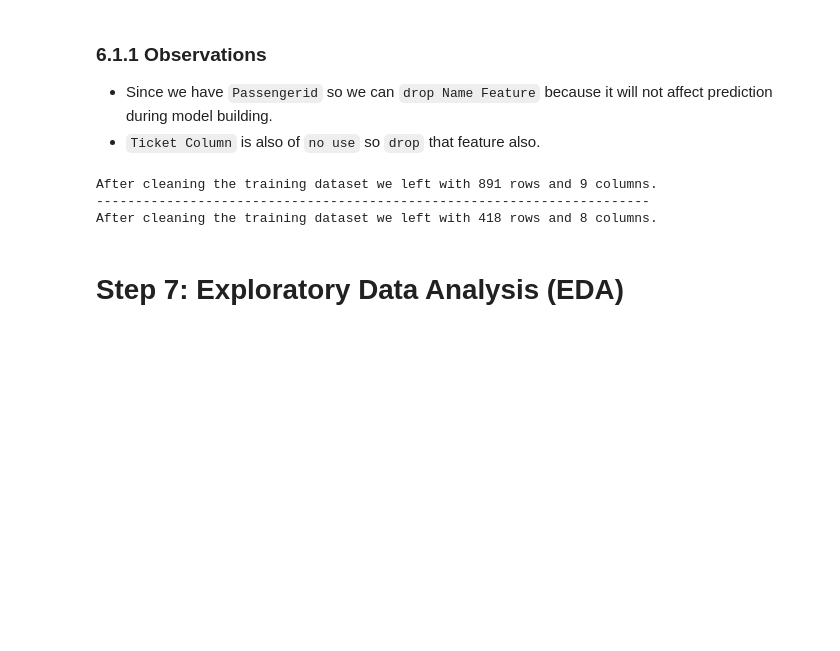
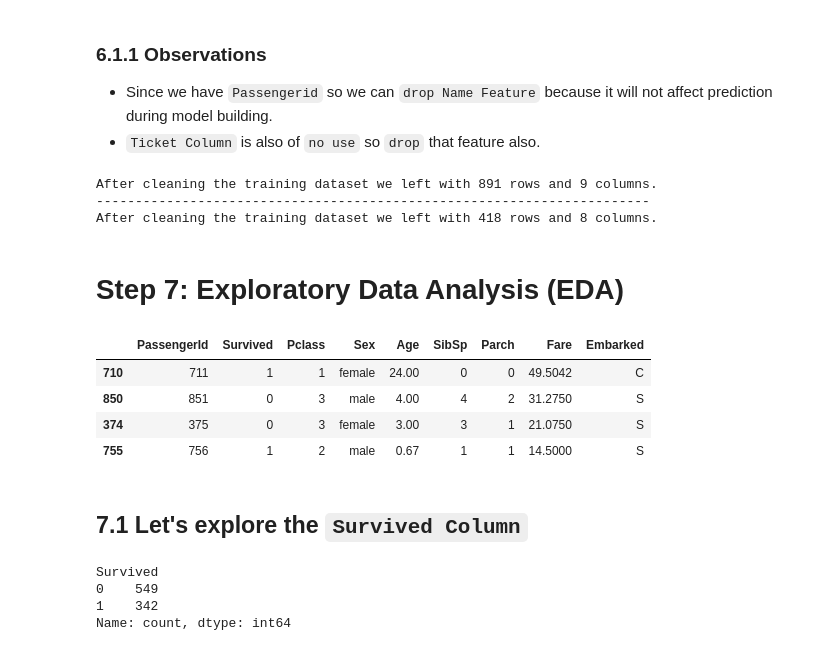
Before and after one commit to HaiderQadri/PYTHON-For-Data-Science_and_AI, a Jupyter notebook: 00_projects/04_titanic_eda_and_model_for_prediction/titanic_eda_and_model.ipynb, the cells around one changed output. Saved outputs shown, nothing was run; the diff lists cells and outputs as text; code cells hidden in the pictures; blank space fills up the shorter version.

```diff
--- a/00_projects/04_titanic_eda_and_model_for_prediction/titanic_eda_and_model.ipynb
+++ b/00_projects/04_titanic_eda_and_model_for_prediction/titanic_eda_and_model.ipynb
@@ -407,3 +407,21 @@ After cleaning the training dataset we left with 891 rows and 9 columns.
 After cleaning the training dataset we left with 418 rows and 8 columns.
 # %% [markdown]
 # Step 7: Exploratory Data Analysis (EDA)
+# %%
+df_train.sample(4)
+# %% [output]
+|  | PassengerId | Survived | Pclass | Sex | Age | SibSp | Parch | Fare | Embarked |
+| 710 | 711 | 1 | 1 | female | 24.00 | 0 | 0 | 49.5042 | C |
+| 850 | 851 | 0 | 3 | male | 4.00 | 4 | 2 | 31.2750 | S |
+| 374 | 375 | 0 | 3 | female | 3.00 | 3 | 1 | 21.0750 | S |
+| 755 | 756 | 1 | 2 | male | 0.67 | 1 | 1 | 14.5000 | S |
+# %% [markdown]
+## 7.1 Let's explore the `Survived Column`
+# %%
+# Let's see the value counts of survived
+df_train['Survived'].value_counts()
+# %% [output]
+Survived
+0    549
+1    342
+Name: count, dtype: int64
```
Also changed, not shown: parts of 1 cell of this notebook.
